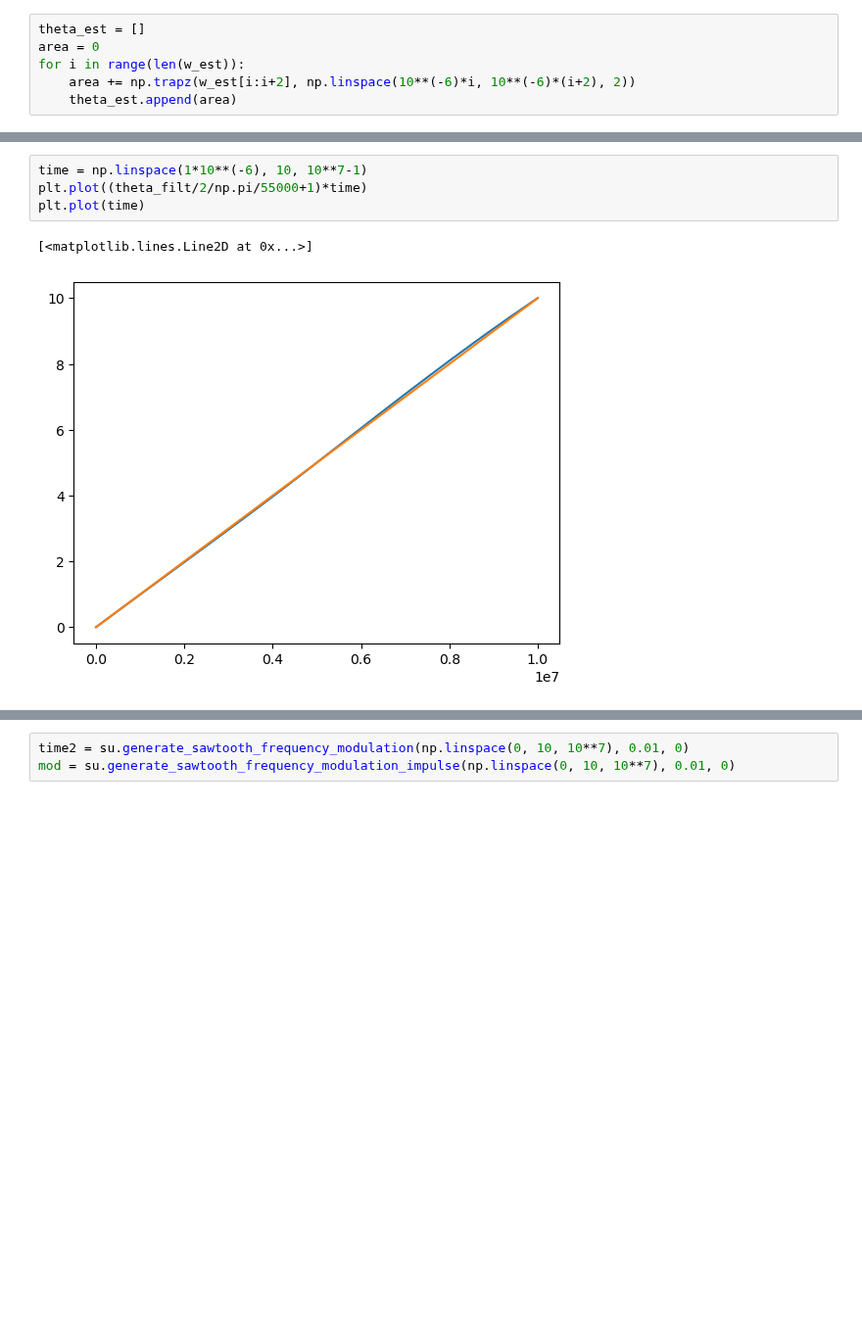
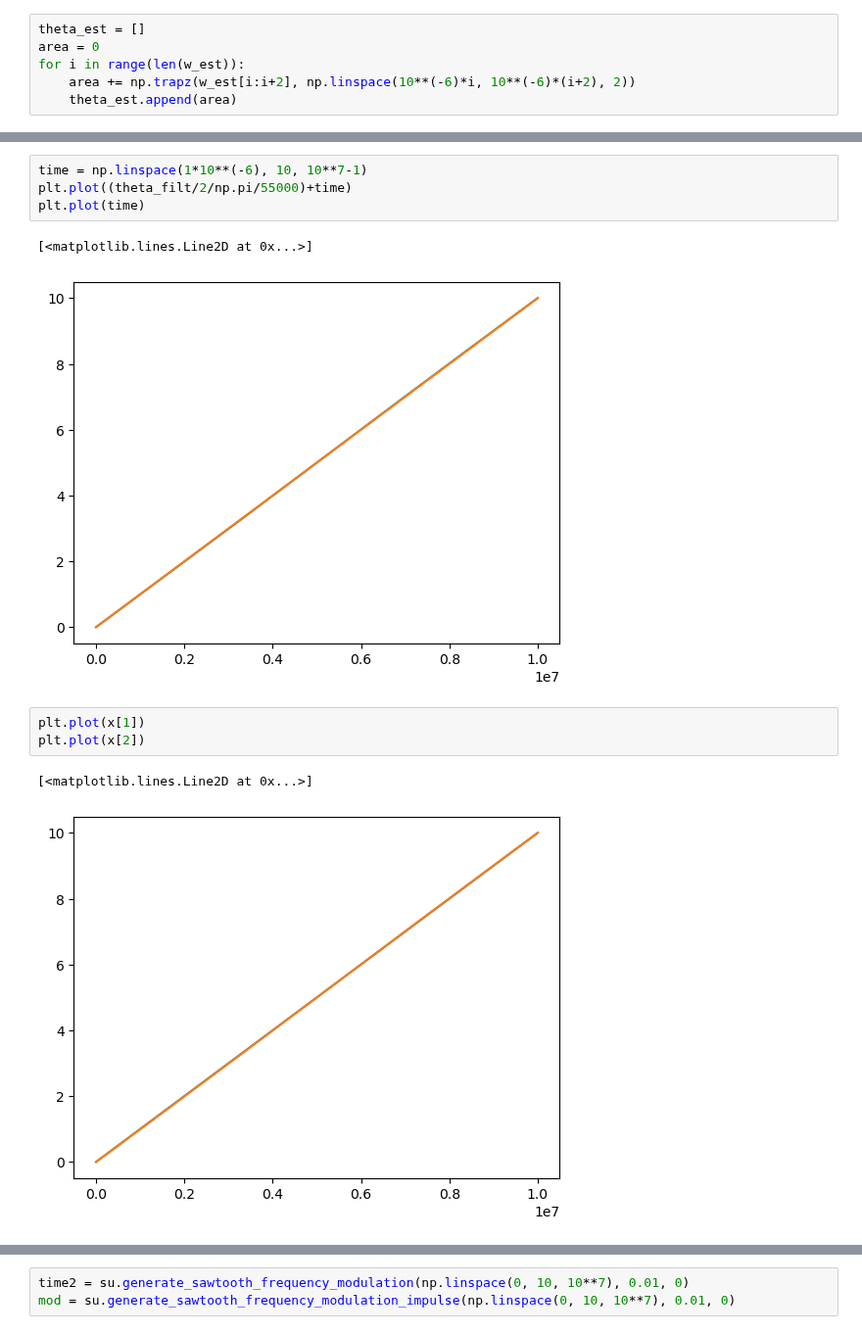
Before and after one commit to tompenny/SIMPLE_impulsesimulations, a Jupyter notebook: Testing - lock-in.ipynb, the cells around one changed output, grey strips where cells are left out. Shown at 98% size. Cells and saved outputs as stored; diff of their text form; blank space fills up the shorter version.

```diff
--- a/Testing - lock-in.ipynb
+++ b/Testing - lock-in.ipynb
@@ -84,7 +91,13 @@ plt.plot(theta_filt)
 # %%
 time = np.linspace(1*10**(-6), 10, 10**7-1)
-plt.plot((theta_filt/2/np.pi/55000+1)*time)
+plt.plot((theta_filt/2/np.pi/55000)+time)
 plt.plot(time)
 # %% [output]
 [<matplotlib.lines.Line2D at 0x...>]
-[figure, old version]
+[figure, new version]
+# %%
+plt.plot(x[1])
+plt.plot(x[2])
+# %% [output]
+[<matplotlib.lines.Line2D at 0x...>]
+[figure, added]
```
Also changed, not shown: parts of 12 cells of this notebook.
